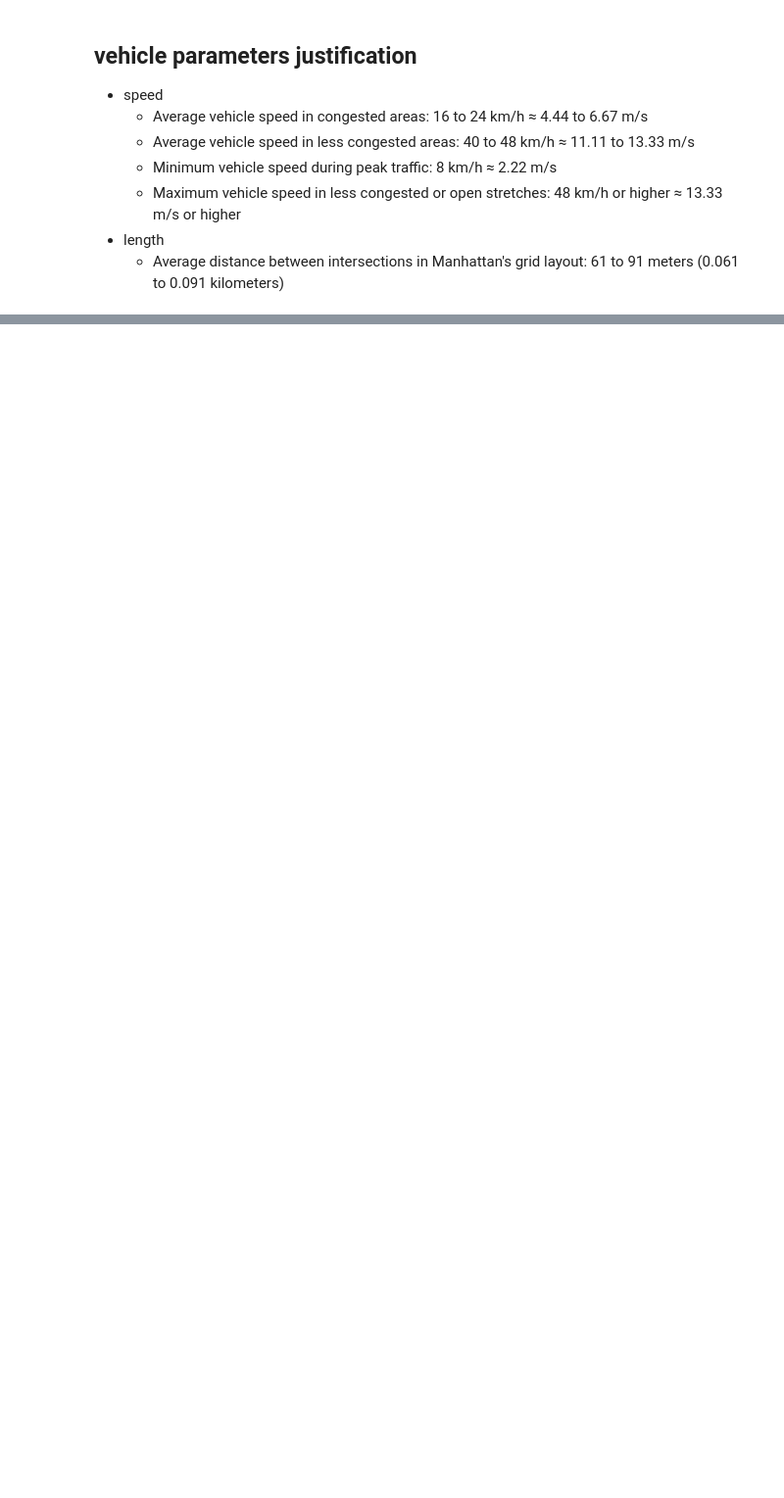
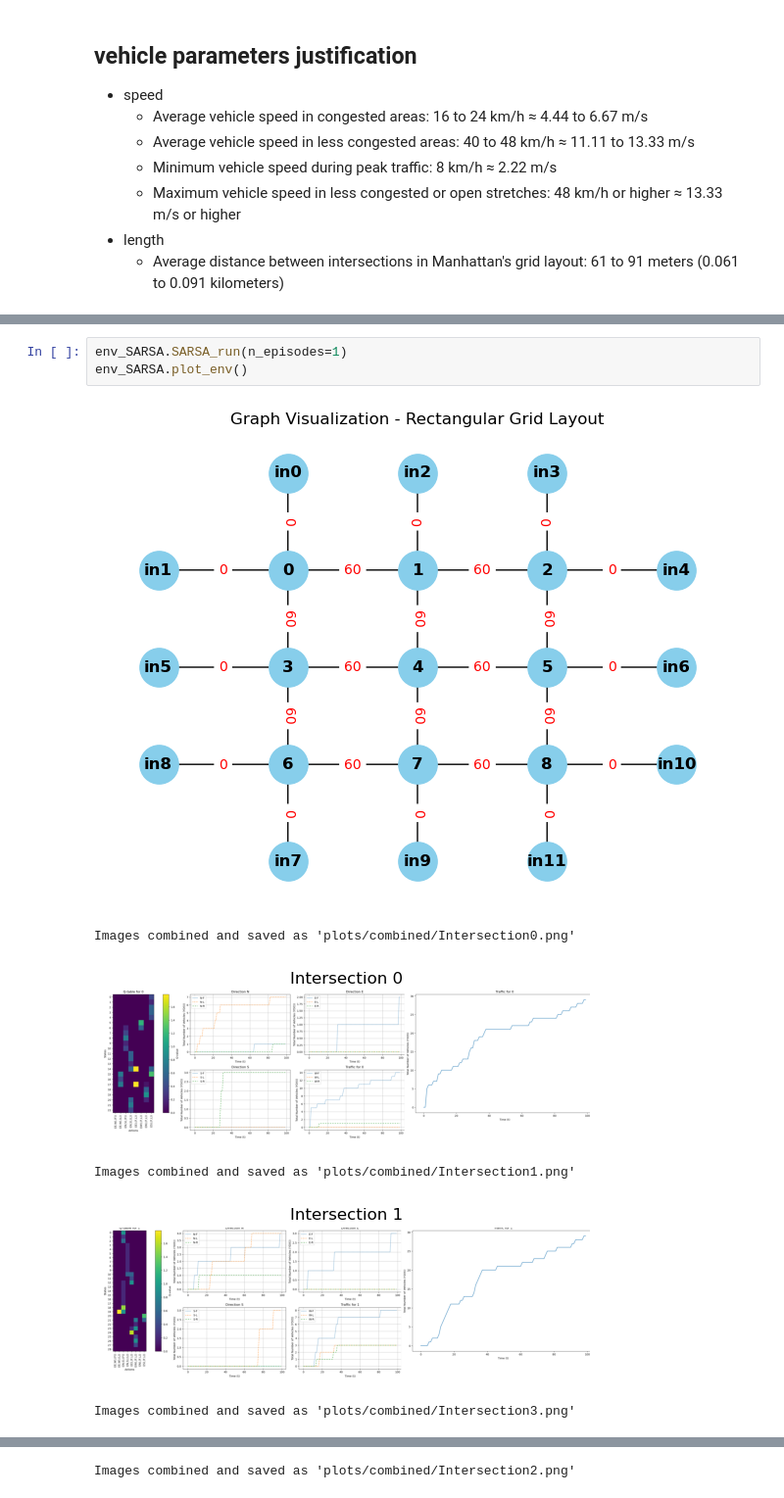
Before and after one commit to kvnoct/episodic_control, a Jupyter notebook: memory_sarsa/graph_network.ipynb, the cells around one changed output, grey strips where cells are left out. Shown at 98% size. Saved outputs shown, nothing was run; the diff lists cells and outputs as text; blank space fills up the shorter version.

```diff
--- a/memory_sarsa/graph_network.ipynb
+++ b/memory_sarsa/graph_network.ipynb
@@ -2467,0 +2705,10 @@ KeyError: 'in0'
+# %%
+env_SARSA.SARSA_run(n_episodes=1)
+env_SARSA.plot_env()
+# %% [output]
+[figure, added]
+Images combined and saved as 'plots/combined/Intersection0.png'
+[figure, added]
+Images combined and saved as 'plots/combined/Intersection1.png'
+[figure, added]
+Images combined and saved as 'plots/combined/Intersection3.png'
@@ -2467,0 +2716 @@ KeyError: 'in0'
+Images combined and saved as 'plots/combined/Intersection2.png'
```
Also changed, not shown: parts of 12 cells of this notebook, 36 other files.
